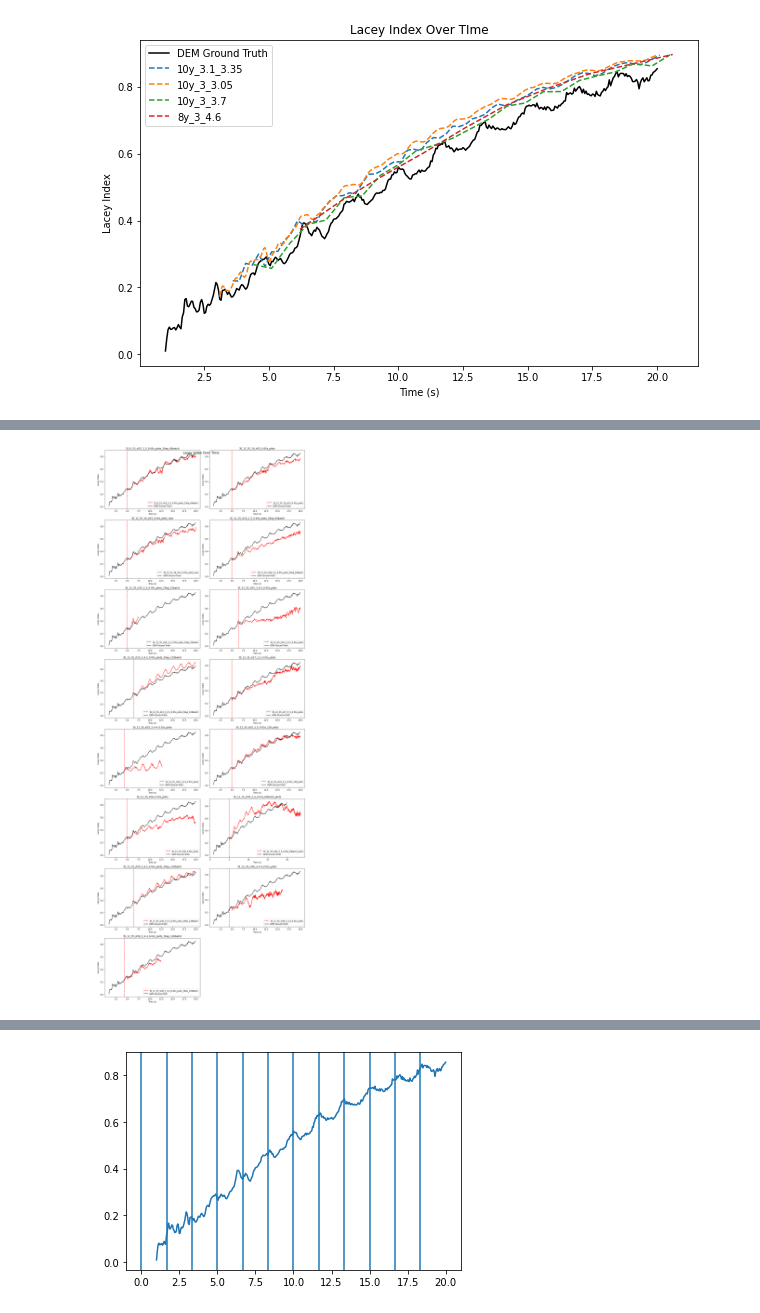
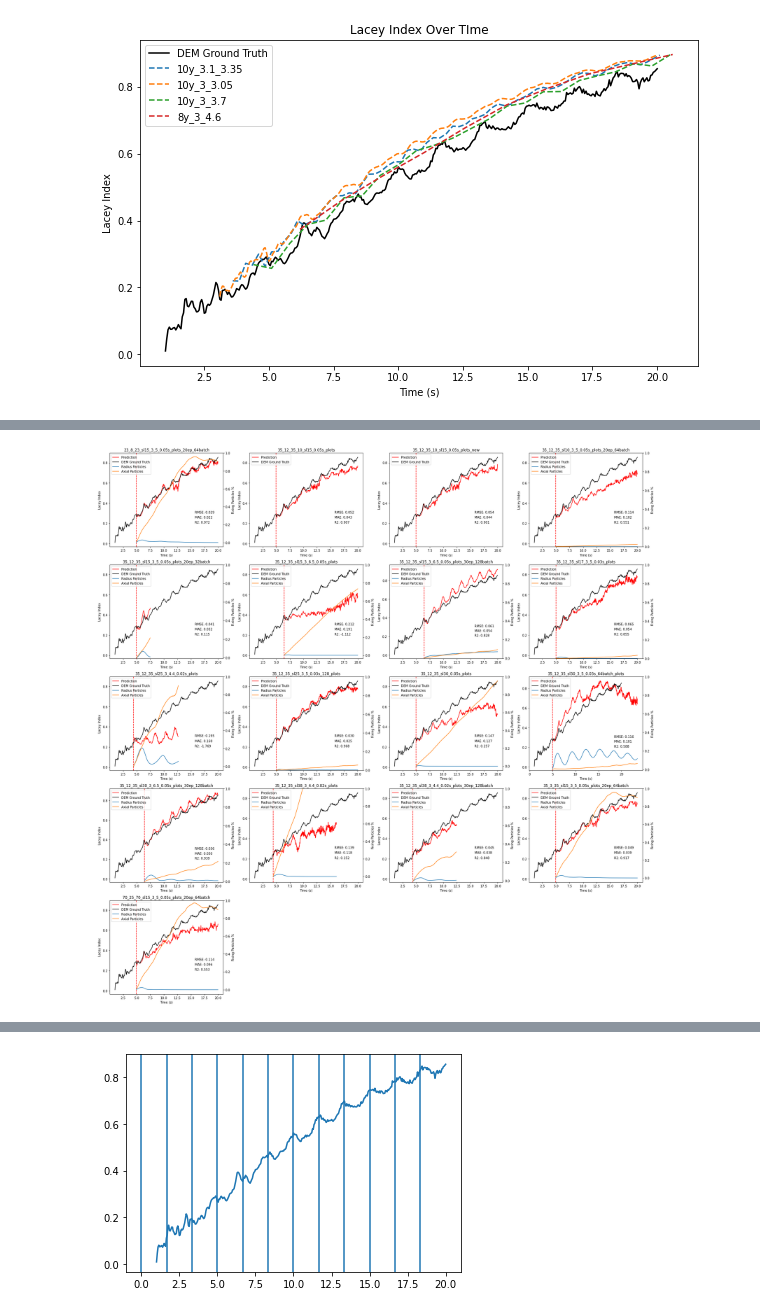
Before and after one commit to elispelis/DEM-Dissertation, a Jupyter notebook: src/dem_extr_rnn_lacey.ipynb, the cells around one changed output, grey strips where cells are left out. Drawn from its saved outputs; the diff is of its cells as text; code cells hidden in the pictures.

Commit message:
improved particle fix tracking, mass distribution and new model

```diff
--- a/src/dem_extr_rnn_lacey.ipynb
+++ b/src/dem_extr_rnn_lacey.ipynb
@@ -104,10 +104,41 @@ dem_file = rf"V:\GrNN_EDEM-Sims\{sim_name}_data\Export_Data\dem_sim_plots\actual
 # Initialize an empty list to store numpy arrays from each file
 data_arrays = []
 names = []
+roots = []
 
 # Function to read CSV file and return a numpy array
 def read_csv_to_numpy(file_path):
     return np.loadtxt(file_path, delimiter=',')
+
+def get_stats(ground_truth, prediction):
+    prediction_start_t = prediction[0,0]
+
+    # Find the index of the nearest time point in ground truth data to the start time of prediction data
+    gt_nearest_index = np.argmin(np.abs(ground_truth[:, 0] - prediction_start_t))
+
+    # Use the nearest index to get the corresponding time point
+    ground_truth = ground_truth[gt_nearest_index:]
+
+    aligned_ground_truth = np.interp(prediction[:,0], ground_truth[:,0], ground_truth[:,1])
+
+    #RMSE calculation
+    differences = aligned_ground_truth - prediction[:, 1]
+    squared_differences = differences ** 2
+    mean_squared_difference = np.mean(squared_differences)
+    rmse = np.sqrt(mean_squared_difference)
+
+    #R2 calculation
+    mean_ground_truth = np.mean(aligned_ground_truth)
+    tss = np.sum((aligned_ground_truth - mean_ground_truth) ** 2)
+    rss = np.sum(differences ** 2)
+    r_squared = 1 - (rss / tss)
+
+    #MAE calculation
+    absolute_differences = np.abs(aligned_ground_truth - prediction[:, 1])
+    mae = np.mean(absolute_differences)
+
+    return rmse, r_squared, mae
+
 
 # Iterate through all files in the folder and its subfolders
 for root, dirs, files in os.walk(folder_path):
@@ -119,35 +150,59 @@ for root, dirs, files in os.walk(folder_path):
             # Read the CSV file and append the numpy array to data_arrays
             data_arrays.append(read_csv_to_numpy(file_path))
             names.append(os.path.basename(os.path.dirname(file_path)))
+            roots.append(root)
 
 # Calculate the number of rows needed for the subplots
 num_plots = len(data_arrays)
-num_rows = (num_plots + 1) // 2  # Ensure at least 1 row
+num_rows = (num_plots + 3) // 4  # Calculate number of rows for 4 columns
 
-# Plot the data from all files in 2-column subplots
-fig, axs = plt.subplots(num_rows, 2, figsize=(15, 5 * num_rows))
-fig.suptitle('Lacey Index Over Time', fontsize=16)
+# Plot the data from all files in 4-column subplots
+fig, axs = plt.subplots(num_rows, 4, figsize=(25, 5 * num_rows))
 
 dem_data = read_csv_to_numpy(dem_file)
 
-for i, (data_array, name) in enumerate(zip(data_arrays, names)):
-    row_idx = (i) // 2
-    col_idx = (i) % 2
+for i, (data_array, name, root) in enumerate(zip(data_arrays, names, roots)):
+    row_idx = (i) // 4
+    col_idx = (i) % 4
 
-    axs[row_idx, col_idx].plot(data_array[:, 0], data_array[:, 1], label=name, color="r")
-    axs[row_idx, col_idx].set_title(name)
-    axs[row_idx, col_idx].axvline(x=data_array[0,0], linestyle="--", color="r")
+    rmse, r_squared, mae = get_stats(dem_data, data_array)
 
-    axs[row_idx, col_idx].plot(dem_data[:, 0], dem_data[:, 1], label="DEM Ground Truth", color="k")
+    # Plot data from _lacey.csv
+    ax1 = axs[row_idx, col_idx]
+    ax1.plot(data_array[:, 0], data_array[:, 1], label="Prediction", color="r")
+    ax1.set_title(name)
+    ax1.axvline(x=data_array[0, 0], linestyle="--", color="r")
+    ax1.plot(dem_data[:, 0], dem_data[:, 1], label="DEM Ground Truth", color="k")
+    ax1.set_ylabel("Lacey Index")
+    ax1.set_xlabel("Time (s)")
+
+    ax1.text(x=0.75 * ax1.get_xlim()[1], y=0.3, s=f"RMSE: {rmse:.3f}")
+    ax1.text(x=0.75 * ax1.get_xlim()[1], y=0.25, s=f"MAE: {mae:.3f}")
+    ax1.text(x=0.75 * ax1.get_xlim()[1], y=0.2, s=f"R2: {r_squared:.3f}")
+
+    fixed_particles_file = os.path.join(root, "_fixed_particles.csv")
+    if os.path.exists(fixed_particles_file):
+        # Plot data from _fixed_particles.csv with dual y-axis
+        ax2 = ax1.twinx()
+        fixed_particles_data = read_csv_to_numpy(fixed_particles_file)
+        ax2.plot(fixed_particles_data[:, 0], fixed_particles_data[:, 1]/384695, label="Radius Violation")
+        ax2.plot(fixed_particles_data[:, 0], fixed_particles_data[:, 2]/384695, label="Axial Violation")
+        ax2.set_ylim(top=1)
+        ax2.set_ylabel("Particle Violation %")
+
+        lines, labels = ax1.get_legend_handles_labels()
+        lines2, labels2 = ax2.get_legend_handles_labels()
+        ax2.legend(lines + lines2, labels + labels2, loc="upper left")
+    else:
+        ax1.legend(loc="upper left")
+
+
 
 # Remove empty subplots if necessary
-if num_plots % 2 != 0:
-    fig.delaxes(axs[-1, -1])
+if num_plots % 4 != 0:
+    for i in range(num_plots % 4, 4):
+        fig.delaxes(axs[-1, i])
 
-# Set common labels and legend
-for ax in axs.flat:
-    ax.set(xlabel='Time (s)', ylabel='Lacey Index')
-    ax.legend()
 
 plt.tight_layout()
 plt.show()
@@ -171 +227 @@ No artists with labels found to put in legend.  Note that artists whose label st
-[figure, old version]
+[figure, new version]
```
Also changed, not shown: parts of 2 cells of this notebook, 2 other files.
